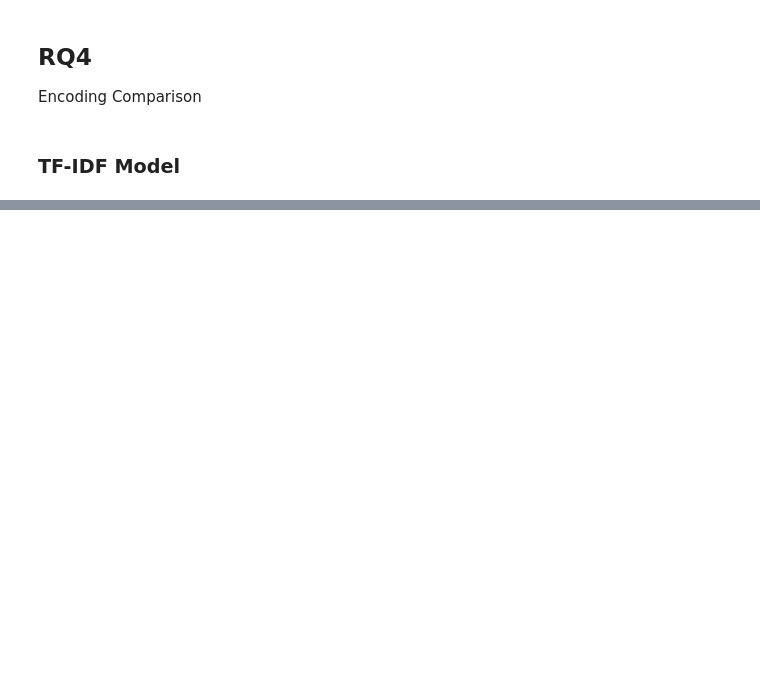
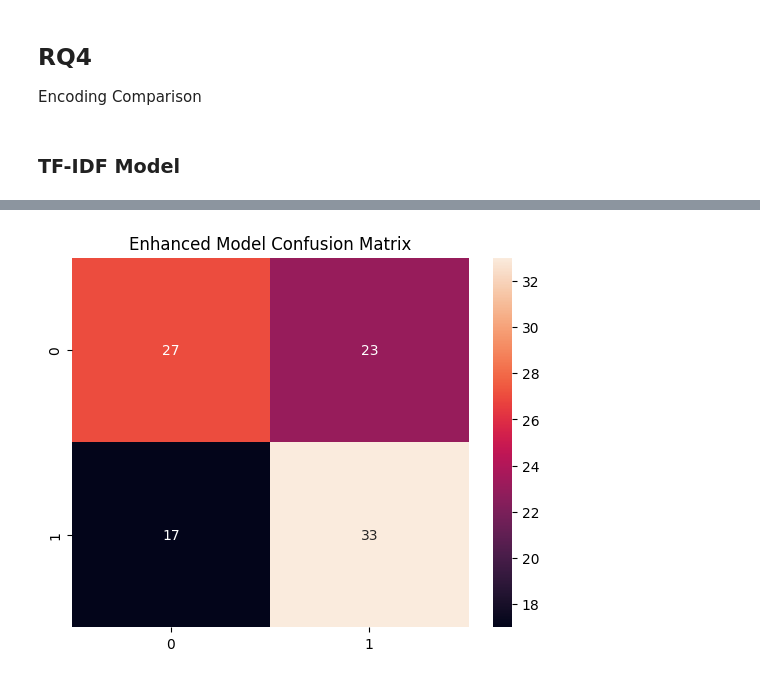
Before and after one commit to advika-aiml/emotion-aware-recommender-ecommerce, a Jupyter notebook: 03_research questions_&_evaluation.ipynb, the cells around one changed output, grey strips where cells are left out. Cells and saved outputs as stored; diff of their text form; code cells hidden in the pictures; blank space fills up the shorter version.

```diff
--- a/03_research questions_&_evaluation.ipynb
+++ b/03_research questions_&_evaluation.ipynb
@@ -261,0 +713,34 @@ The enhanced model significantly outperforms the TF-IDF baseline, demonstrating
+# %%
+X_enhanced = hstack([
+    X_baseline,
+    df[['sentiment_score']].values])
+# %%
+# TRAIN/TEST SPLIT
+X_train_b, X_test_b, y_train, y_test = train_test_split(
+    X_baseline,
+    y,
+    test_size=0.20,
+    random_state=42,
+    stratify=y)
+
+X_train_e, X_test_e, y_train, y_test = train_test_split(
+    X_enhanced,
+    y,
+    test_size=0.20,
+    random_state=42,
+    stratify=y)
+# %%
+# RANDOM FOREST MODEL
+baseline_model = RandomForestClassifier(
+    n_estimators=100,
+    max_depth=5,
+    random_state=42)
+
+baseline_model.fit(X_train_b, y_train)
+
+enhanced_model = RandomForestClassifier(
+    n_estimators=100,
+    max_depth=5,
+    random_state=42)
+
+enhanced_model.fit(X_train_e, y_train)
@@ -261,0 +749,4 @@ The enhanced model significantly outperforms the TF-IDF baseline, demonstrating
+# %%
+# PREDICTIONS
+baseline_pred = baseline_model.predict(X_test_b)
+enhanced_pred = enhanced_model.predict(X_test_e)
@@ -261,0 +808,9 @@ The enhanced model significantly outperforms the TF-IDF baseline, demonstrating
+# %%
+# CONFUSION MATRIX
+cm = confusion_matrix(y_test, enhanced_pred)
+
+sns.heatmap(cm, annot=True, fmt='d')
+plt.title('Enhanced Model Confusion Matrix')
+plt.show()
+# %% [output]
+[figure, added]
```
Also changed, not shown: parts of 51 cells of this notebook.
